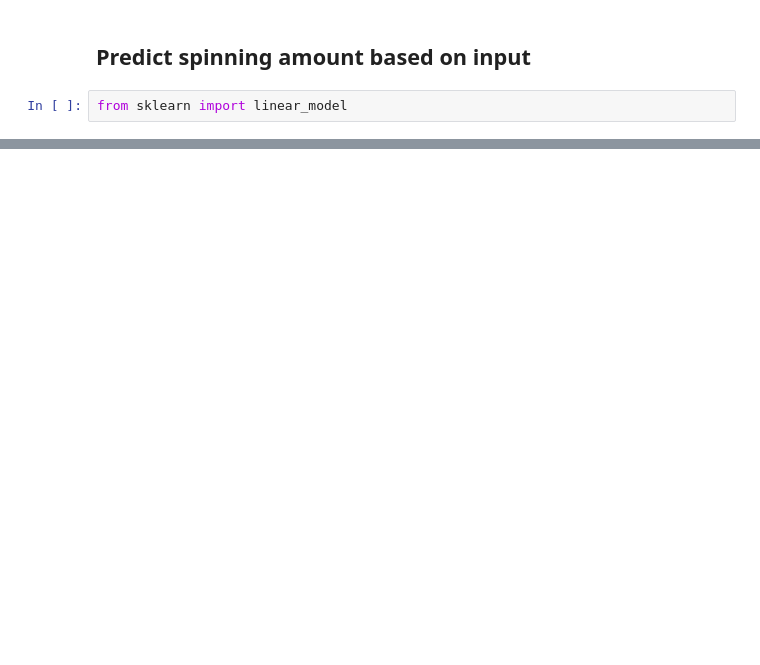
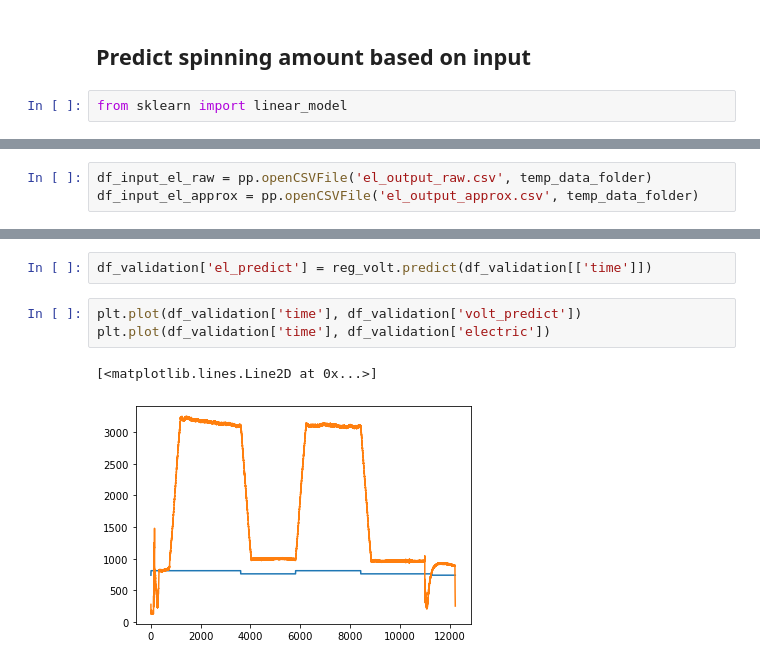
Before and after one commit to Energy-Theory-Guided-Data-Science/Gas-Turbine, a Jupyter notebook: Code/Learning_Input.ipynb, the cells around one changed output, grey strips where cells are left out. Saved outputs shown, nothing was run; the diff lists cells and outputs as text; blank space fills up the shorter version.

```diff
--- a/Code/Learning_Input.ipynb
+++ b/Code/Learning_Input.ipynb
@@ -74,0 +103,3 @@ reg.score(inpu)
+# %%
+df_input_el_raw = pp.openCSVFile('el_output_raw.csv', temp_data_folder)
+df_input_el_approx = pp.openCSVFile('el_output_approx.csv', temp_data_folder)
@@ -74,0 +111,8 @@ reg.score(inpu)
+# %%
+df_validation['el_predict'] = reg_volt.predict(df_validation[['time']])
+# %%
+plt.plot(df_validation['time'], df_validation['volt_predict'])
+plt.plot(df_validation['time'], df_validation['electric'])
+# %% [output]
+[<matplotlib.lines.Line2D at 0x...>]
+[figure, added]
```
Also changed, not shown: parts of 19 cells of this notebook.
